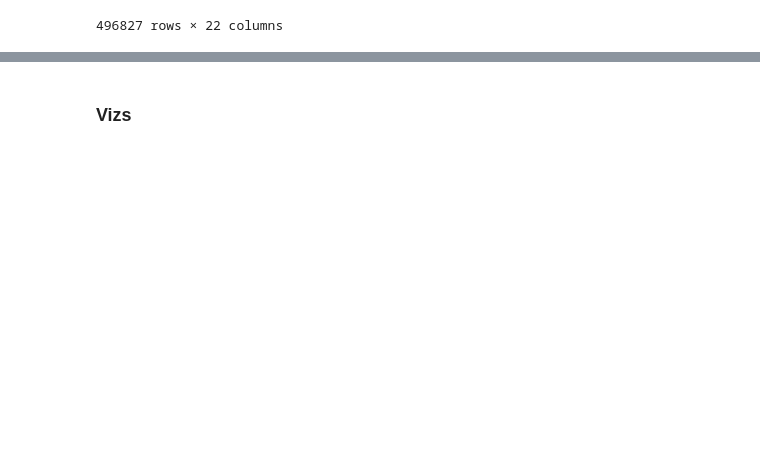
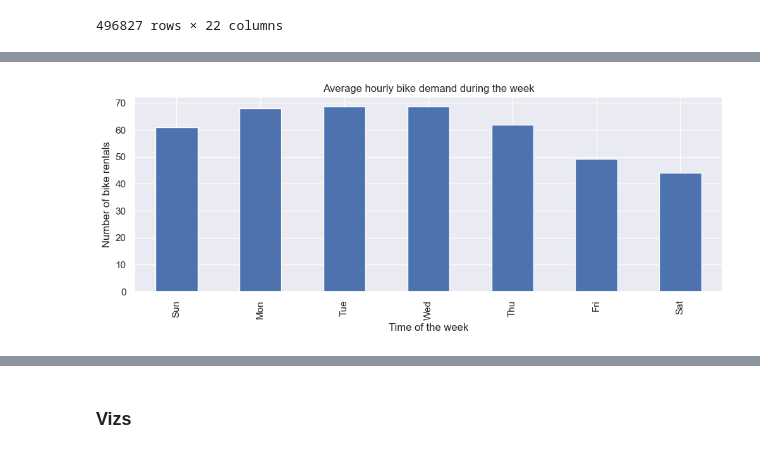
Before and after one commit to tim-vlc/DataChallenge_DSB, a Jupyter notebook: EDA_Bike.ipynb, the cells around one changed output, grey strips where cells are left out. Saved outputs shown, nothing was run; the diff lists cells and outputs as text; code cells hidden in the pictures; blank space fills up the shorter version.

```diff
--- a/EDA_Bike.ipynb
+++ b/EDA_Bike.ipynb
@@ -124,0 +142,15 @@ Fetched lockdown dates for: France
+# %%
+sns.set_theme()
+
+fig, ax = plt.subplots(figsize=(12, 4))
+average_week_demand = master_df_dates.groupby(["weekday"])["bike_count"].mean()
+average_week_demand.plot(kind='bar', ax=ax)  # Use kind='bar' for a bar plot
+_ = ax.set(
+    title="Average hourly bike demand during the week",
+    xticks=range(7),
+    xticklabels=["Sun", "Mon", "Tue", "Wed", "Thu", "Fri", "Sat"],
+    xlabel="Time of the week",
+    ylabel="Number of bike rentals",
+)
+# %% [output]
+[figure, added]
```
Also changed, not shown: parts of 12 cells of this notebook, 8 other files.
